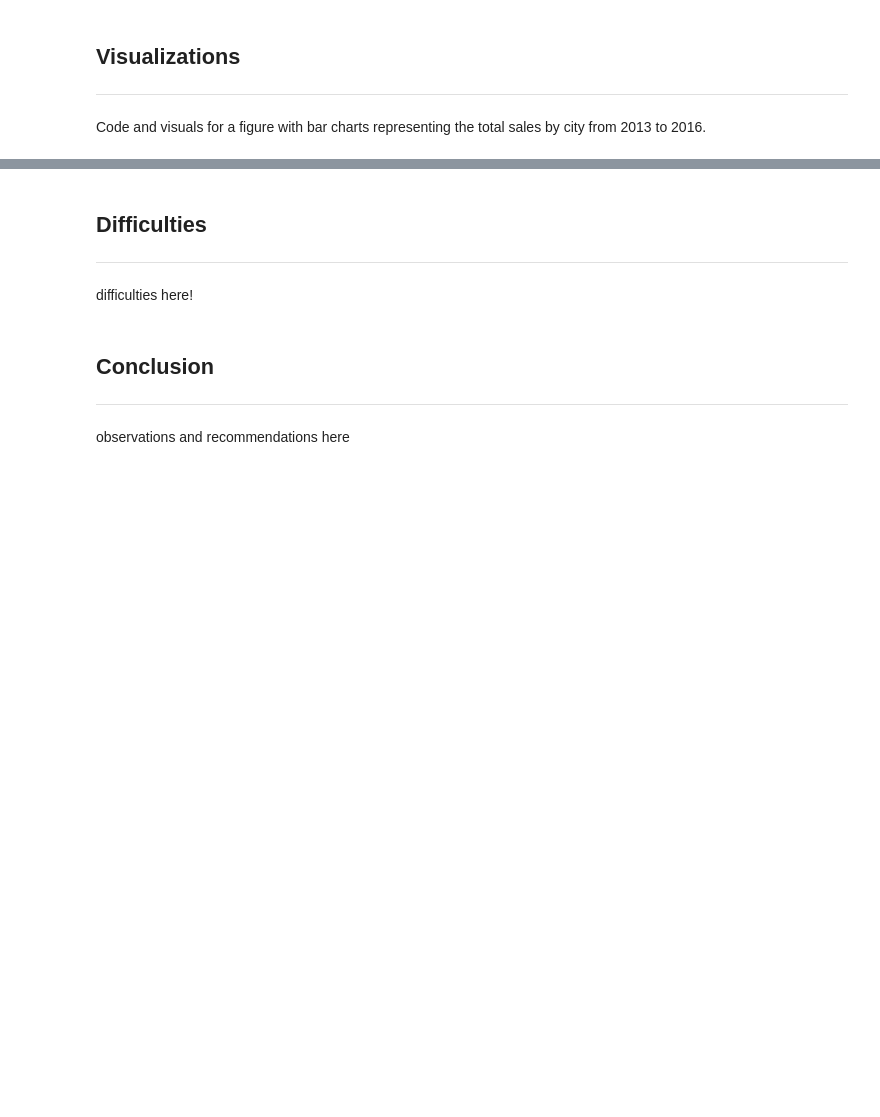
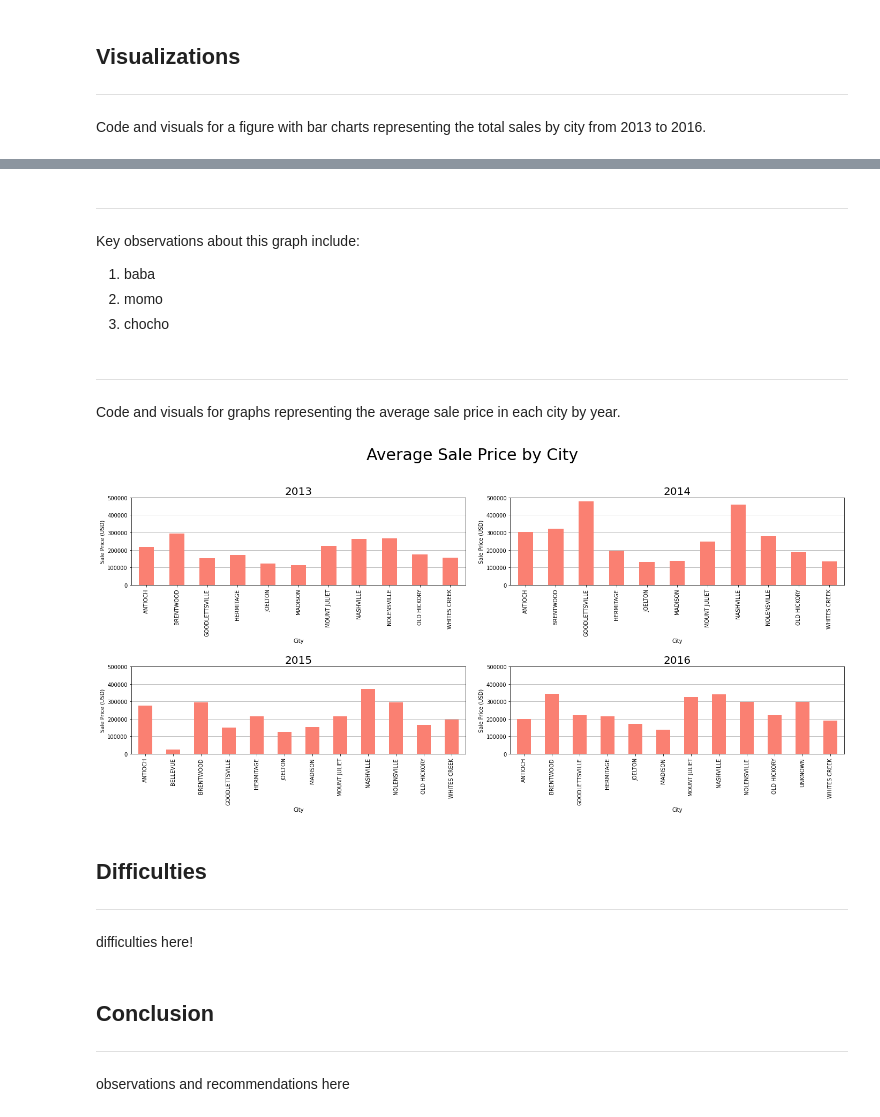
Before and after one commit to aaronjoslinwangdu/nashville-housing-project, a Jupyter notebook: Nashville_Housing_Notebook.ipynb, the cells around one changed output, grey strips where cells are left out. Saved outputs shown, nothing was run; the diff lists cells and outputs as text; code cells hidden in the pictures; blank space fills up the shorter version.

```diff
--- a/Nashville_Housing_Notebook.ipynb
+++ b/Nashville_Housing_Notebook.ipynb
@@ -247,3 +241,80 @@ fig.tight_layout()
+# %% [markdown]
+---
+# %% [markdown]
+Key observations about this graph include:
+1. baba
+2. momo
+3. chocho
+# %% [markdown]
+---
+# %% [markdown]
+Code and visuals for graphs representing the average sale price in each city by year.
+# %%
+%matplotlib inline
+
+df_mean = df.groupby(['SaleYear', 'PropertySplitCity']).mean().reset_index()
+
+#start average sale price for each city graph
+
+#in case we want to use color, in this case I decided against it
+#color=['#f08080','#ffd700','#3cb371','#40e0d0','#dda0dd','#4169e1','#00BFFF','#ffa500','#4b0082','#ff69b4','#ff0000','#800080']
+
+fig, axes = plt.subplots(nrows=2, ncols=2, figsize=(20, 10))
+fig.suptitle('Average Sale Price by City', fontsize=30)
+
+df_mean_year = df_mean.loc[df_mean['SaleYear'] == 2013]
+city_list = df_mean_year['PropertySplitCity'].tolist()
+mean_list = df_mean_year['SalePrice'].tolist()
+ax1 = df_mean_year.plot.bar(x='PropertySplitCity',y='SalePrice',ax=axes[0,0],zorder=3,color=['#FA8072'])
+ax1.set_ylim([0,500000])
+ax1.grid(True, color = "grey", linewidth = "0.5", linestyle = "-",zorder=0,axis='y')
+ax1.get_legend().remove()
+ax1.set_ylabel('Sale Price (USD)')
+ax1.set_xlabel('City')
+
+df_mean_year = df_mean.loc[df_mean['SaleYear'] == 2014]
+city_list = df_mean_year['PropertySplitCity'].tolist()
+mean_list = df_mean_year['SalePrice'].tolist()
+ax2 = df_mean_year.plot.bar(x='PropertySplitCity',y='SalePrice',ax=axes[1,0],zorder=3,color=['#FA8072'])
+ax2.set_ylim([0,500000])
+ax2.grid(True, color = "grey", linewidth = "0.5", linestyle = "-",zorder=0,axis='y')
+ax2.get_legend().remove()
+ax2.set_ylabel('Sale Price (USD)')
+ax2.set_xlabel('City')
+
+df_mean_year = df_mean.loc[df_mean['SaleYear'] == 2015]
+city_list = df_mean_year['PropertySplitCity'].tolist()
+mean_list = df_mean_year['SalePrice'].tolist()
+ax3 = df_mean_year.plot.bar(x='PropertySplitCity',y='SalePrice',ax=axes[0,1],zorder=3,color=['#FA8072'])
+ax3.set_ylim([0,500000])
+ax3.grid(True, color = "grey", linewidth = "0.5", linestyle = "-",zorder=0,axis='y')
+ax3.get_legend().remove()
+ax3.set_ylabel('Sale Price (USD)')
+ax3.set_xlabel('City')
+
+df_mean_year = df_mean.loc[df_mean['SaleYear'] == 2016]
+city_list = df_mean_year['PropertySplitCity'].tolist()
+mean_list = df_mean_year['SalePrice'].tolist()
+ax4 = df_mean_year.plot.bar(x='PropertySplitCity',y='SalePrice',ax=axes[1,1],zorder=3,color=['#FA8072'])
+ax4.set_ylim([0,500000])
+ax4.grid(True, color = "grey", linewidth = "0.5", linestyle = "-",zorder=0,axis='y')
+ax4.get_legend().remove()
+ax4.set_ylabel('Sale Price (USD)')
+ax4.set_xlabel('City')
+
+axes[0,0].set_title('2013',fontsize='20')
+axes[0,1].set_title('2014',fontsize='20')
+axes[1,0].set_title('2015',fontsize='20')
+axes[1,1].set_title('2016',fontsize='20')
+
+
+fig.tight_layout(pad=2.5)
+fig.subplots_adjust(top=0.85)
+
+#save the figure AND take out the paths at the end
+plt.savefig(r'C:\Users\arkansas\Desktop\Projects\nashville-housing-project\visualizations\avg_price_by_city.png')
+# %% [output]
+[figure, added]
 # %% [markdown]
 ## Difficulties
 ---
```
Also changed, not shown: parts of 9 cells of this notebook.
